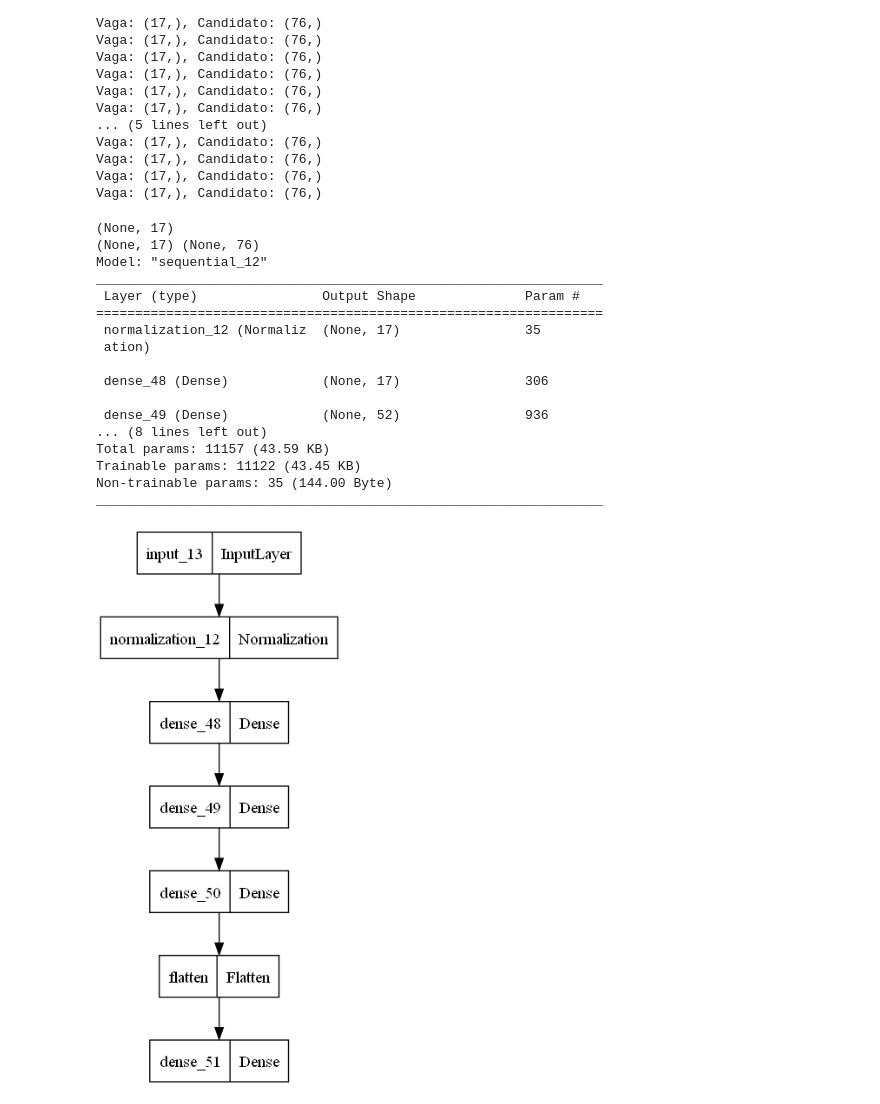
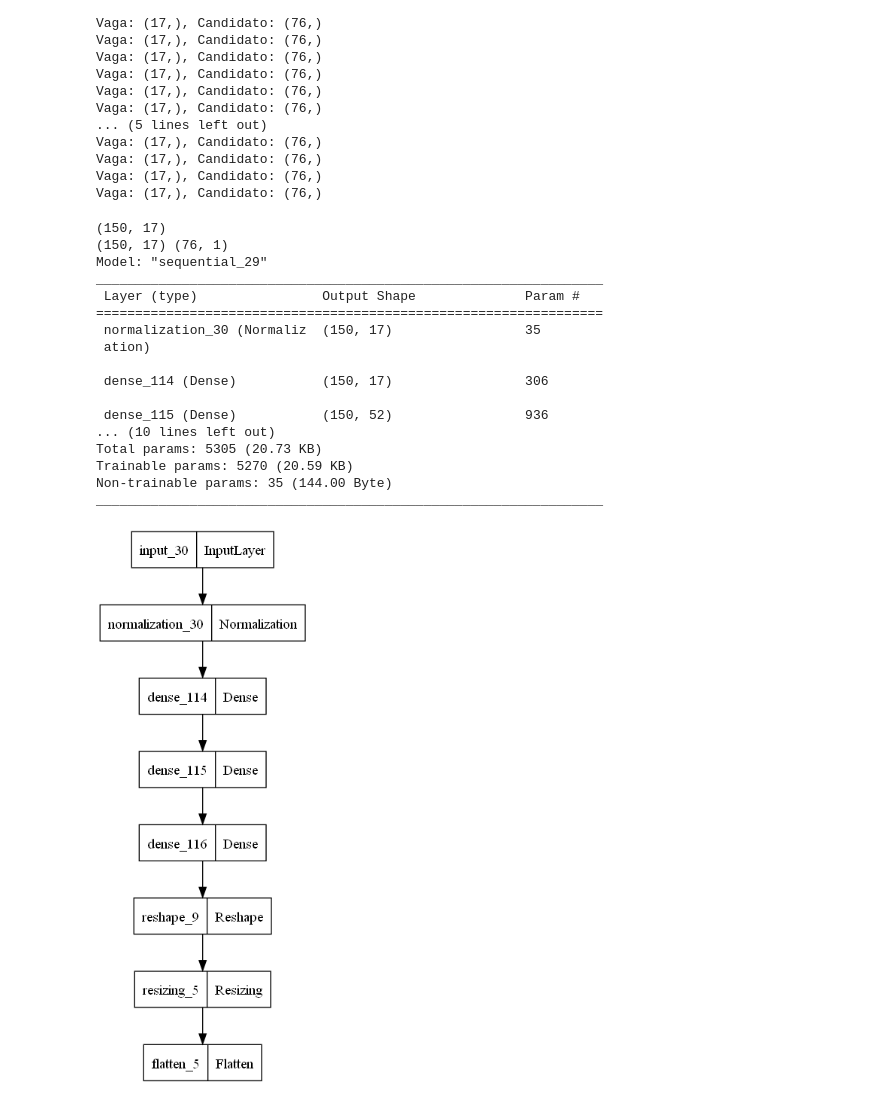
Before and after one commit to Chm-vinicius/coolab_tensorflow_study, a Jupyter notebook: machine_learn.ipynb, the cells around one changed output. Drawn from its saved outputs; the diff is of its cells as text; code cells hidden in the pictures.

```diff
--- a/machine_learn.ipynb
+++ b/machine_learn.ipynb
@@ -217,47 +219,49 @@ from tensorflow import keras
 dataset
 
 model2 = keras.models.Sequential()
-model2.add(keras.Input(shape=(17)))
+model2.add(keras.Input(shape=(17), batch_size=150))
 print(model2.input_shape)
 # model2.add(keras.layers.Permute((2,1), input_shape=(17,)))
 # model2.add(keras.layers.Flatten())
 model2.add(keras.layers.Normalization(axis=-1))
 model2.add(keras.layers.Dense(17, activation="relu"))
 model2.add(keras.layers.Dense(52, activation="relu"))
 model2.add(keras.layers.Dense(76, activation="softmax"))
-# model2.add(keras.layers.Reshape(target_shape=(1,80)))
+model2.add(keras.layers.Reshape(target_shape=(76,1)))
 # model2.add(keras.layers.Permute((2,1), input_shape=(80,1)))
+# model2.add(keras.layers.Flatten())
+model2.add(keras.layers.Resizing(76,1))
+# model2.add(keras.layers.Dense(76))
+# model2.add(keras.layers.Permute((2,1), input_shape=(1,76)))
 model2.add(keras.layers.Flatten())
-model2.add(keras.layers.Dense(76))
-# model2.add(keras.layers.Normalization(axis=-1)
 print(model2.input_shape, model2.output_shape)
 
 model2.compile(
       optimizer=keras.optimizers.Adam(1e-2),
       loss=keras.losses.CategoricalCrossentropy(from_logits=False),
       metrics=[keras.metrics.CategoricalCrossentropy()]
 )
 
 model2.summary()
 
 keras.utils.plot_model(model2, "first_model.png")
 # %% [output]
-(None, 17)
-(None, 17) (None, 76)
-Model: "sequential_12"
+(150, 17)
+(150, 17) (76, 1)
+Model: "sequential_29"
 _________________________________________________________________
  Layer (type)                Output Shape              Param #
 =================================================================
- normalization_12 (Normaliz  (None, 17)                35
+ normalization_30 (Normaliz  (150, 17)                 35
  ation)
 
- dense_48 (Dense)            (None, 17)                306
+ dense_114 (Dense)           (150, 17)                 306
 
- dense_49 (Dense)            (None, 52)                936
-... (8 lines left out)
-Total params: 11157 (43.59 KB)
-Trainable params: 11122 (43.45 KB)
+ dense_115 (Dense)           (150, 52)                 936
+... (10 lines left out)
+Total params: 5305 (20.73 KB)
+Trainable params: 5270 (20.59 KB)
 Non-trainable params: 35 (144.00 Byte)
 _________________________________________________________________
-[figure, old version]
+[figure, new version]
 # %%
```
Also changed, not shown: parts of 3 cells of this notebook, 1 other file.
